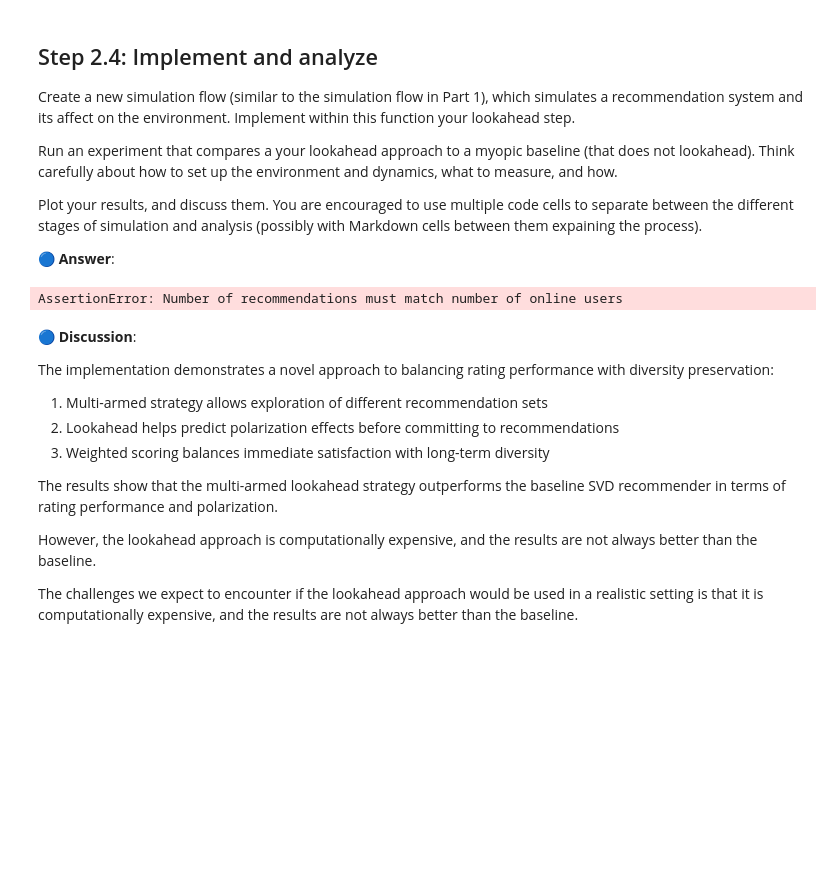
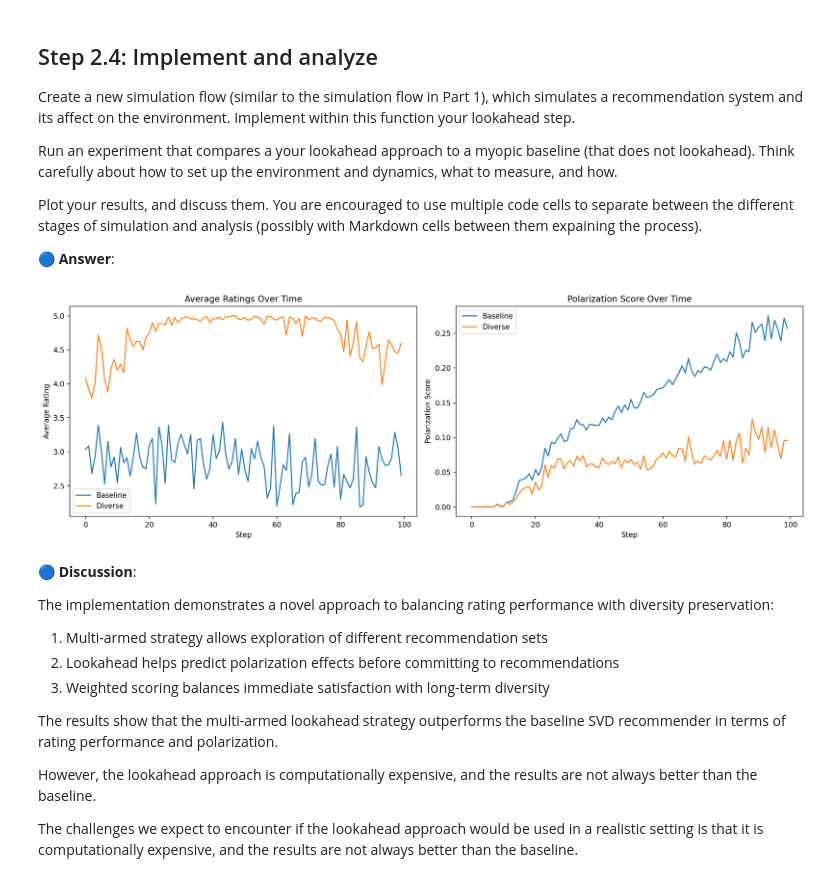
Before and after one commit to ashalem/ML_Human, a Jupyter notebook: WS4_W2024_students_3024.ipynb, the cells around one changed output. Saved outputs shown, nothing was run; the diff lists cells and outputs as text; code cells hidden in the pictures; blank space fills up the shorter version.

```diff
--- a/WS4_W2024_students_3024.ipynb
+++ b/WS4_W2024_students_3024.ipynb
@@ -1336,12 +1360,12 @@ class DiversityAwareSVDRecommender:
 # %%
-def run_experiment(env_params, n_steps=100):
+def run_experiment4(env_params, n_steps=100):
     # Initialize environments
     env_baseline = TopicsDynamic(**env_params)
     env_diverse = TopicsDynamic(**env_params)
 
     # Initialize recommenders
     baseline_rec = surprise.SVD(**svd_model_params)
-    diverse_rec = DiversityAwareSVDRecommender()
+    diverse_rec = DiversityAwareSVDRecommender4()
 
     # Get initial ratings
     initial_ratings_baseline = env_baseline.get_initial_ratings()
@@ -1379,8 +1403,8 @@ def run_experiment(env_params, n_steps=100):
         metrics['diverse']['ratings'].append(ratings_df_diverse['rating'].mean())
 
         # Calculate polarization for both
-        baseline_polarization = diverse_rec.calculate_polarization_score(env_baseline, online_users[0])
-        diverse_polarization = diverse_rec.calculate_polarization_score(env_diverse, online_users[0])
+        baseline_polarization = diverse_rec.calculate_polarization_score(env_baseline, online_users)
+        diverse_polarization = diverse_rec.calculate_polarization_score(env_diverse, online_users)
 
         metrics['baseline']['polarization'].append(baseline_polarization)
         metrics['diverse']['polarization'].append(diverse_polarization)
@@ -1388,36 +1412,36 @@ def run_experiment(env_params, n_steps=100):
     return metrics
 
 # Run experiment
 experiment_params = {
-    'a': 0.5,
+    'a': 1,
     **topics_dynamic_params
 }
-metrics = run_experiment(experiment_params)
+metrics = run_experiment4(experiment_params)
 
 plt.figure(figsize=(15, 5))
 
 # Plot ratings
 plt.subplot(1, 2, 1)
 plt.plot(metrics['baseline']['ratings'], label='Baseline')
 plt.plot(metrics['diverse']['ratings'], label='Diverse')
 plt.title('Average Ratings Over Time')
 plt.xlabel('Step')
 plt.ylabel('Average Rating')
 plt.legend()
 
 # Plot polarization
 plt.subplot(1, 2, 2)
 plt.plot(metrics['baseline']['polarization'], label='Baseline')
 plt.plot(metrics['diverse']['polarization'], label='Diverse')
 plt.title('Polarization Score Over Time')
 plt.xlabel('Step')
 plt.ylabel('Polarization Score')
 plt.legend()
 
 plt.tight_layout()
 plt.show()
 # %% [output]
-AssertionError: Number of recommendations must match number of online users
+[figure, added]
 # %% [markdown]
 🔵 **Discussion**:
 
```
Also changed, not shown: parts of 3 cells of this notebook.
